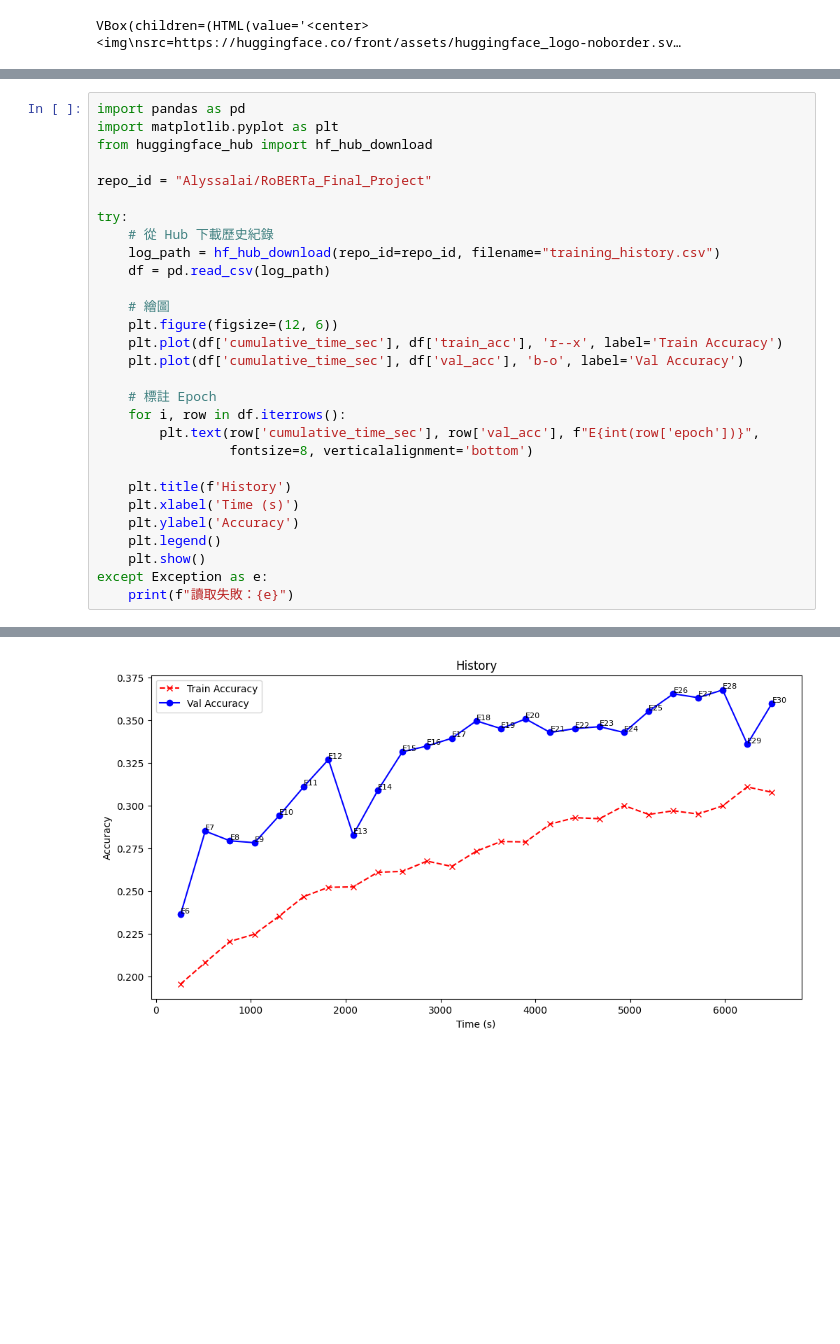
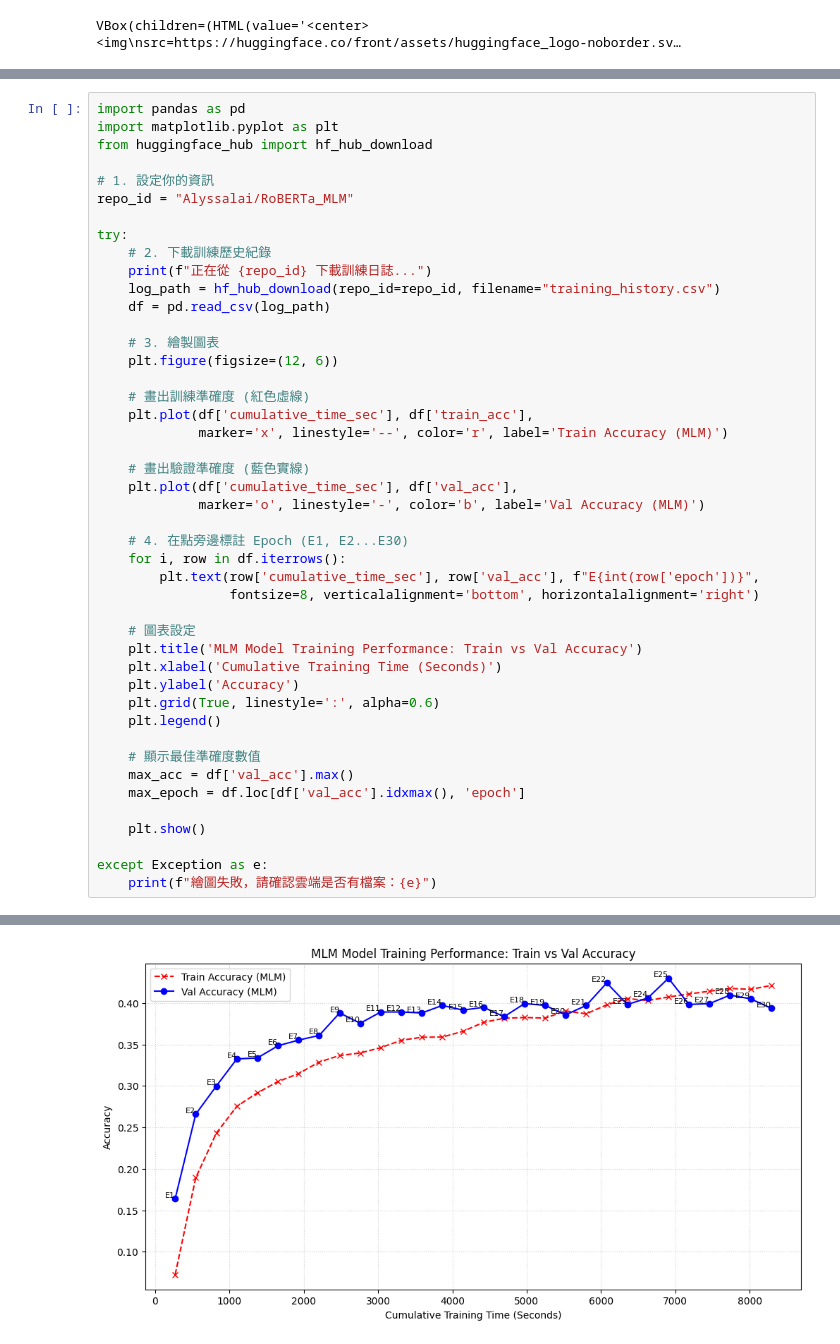
Before and after one commit to Heng1222/Ohsumed_classification, a Jupyter notebook: Model/task1_pytorch_framework.ipynb, the cells around one changed output, grey strips where cells are left out. Drawn from its saved outputs; the diff is of its cells as text; blank space fills up the shorter version.

```diff
--- a/Model/task1_pytorch_framework.ipynb
+++ b/Model/task1_pytorch_framework.ipynb
@@ -236,28 +329,44 @@ import pandas as pd
 import matplotlib.pyplot as plt
 from huggingface_hub import hf_hub_download
 
-repo_id = "Alyssalai/RoBERTa_Final_Project"
+# 1. 設定你的資訊
+repo_id = "Alyssalai/RoBERTa_MLM"
 
 try:
-    # 從 Hub 下載歷史紀錄
+    # 2. 下載訓練歷史紀錄
+    print(f"正在從 {repo_id} 下載訓練日誌...")
     log_path = hf_hub_download(repo_id=repo_id, filename="training_history.csv")
     df = pd.read_csv(log_path)
 
-    # 繪圖
+    # 3. 繪製圖表
     plt.figure(figsize=(12, 6))
-    plt.plot(df['cumulative_time_sec'], df['train_acc'], 'r--x', label='Train Accuracy')
-    plt.plot(df['cumulative_time_sec'], df['val_acc'], 'b-o', label='Val Accuracy')
 
-    # 標註 Epoch
+    # 畫出訓練準確度 (紅色虛線)
+    plt.plot(df['cumulative_time_sec'], df['train_acc'],
+             marker='x', linestyle='--', color='r', label='Train Accuracy (MLM)')
+
+    # 畫出驗證準確度 (藍色實線)
+    plt.plot(df['cumulative_time_sec'], df['val_acc'],
+             marker='o', linestyle='-', color='b', label='Val Accuracy (MLM)')
+
+    # 4. 在點旁邊標註 Epoch (E1, E2...E30)
     for i, row in df.iterrows():
         plt.text(row['cumulative_time_sec'], row['val_acc'], f"E{int(row['epoch'])}",
-                 fontsize=8, verticalalignment='bottom')
+                 fontsize=8, verticalalignment='bottom', horizontalalignment='right')
 
-    plt.title(f'History')
-    plt.xlabel('Time (s)')
+    # 圖表設定
+    plt.title('MLM Model Training Performance: Train vs Val Accuracy')
+    plt.xlabel('Cumulative Training Time (Seconds)')
     plt.ylabel('Accuracy')
+    plt.grid(True, linestyle=':', alpha=0.6)
     plt.legend()
+
+    # 顯示最佳準確度數值
+    max_acc = df['val_acc'].max()
+    max_epoch = df.loc[df['val_acc'].idxmax(), 'epoch']
+
     plt.show()
+
 except Exception as e:
-    print(f"讀取失敗：{e}")
+    print(f"繪圖失敗，請確認雲端是否有檔案：{e}")
 # %% [output]
@@ -264 +374 @@ except Exception as e:
-[figure, old version]
+[figure, new version]
```
Also changed, not shown: parts of 2 cells of this notebook.
